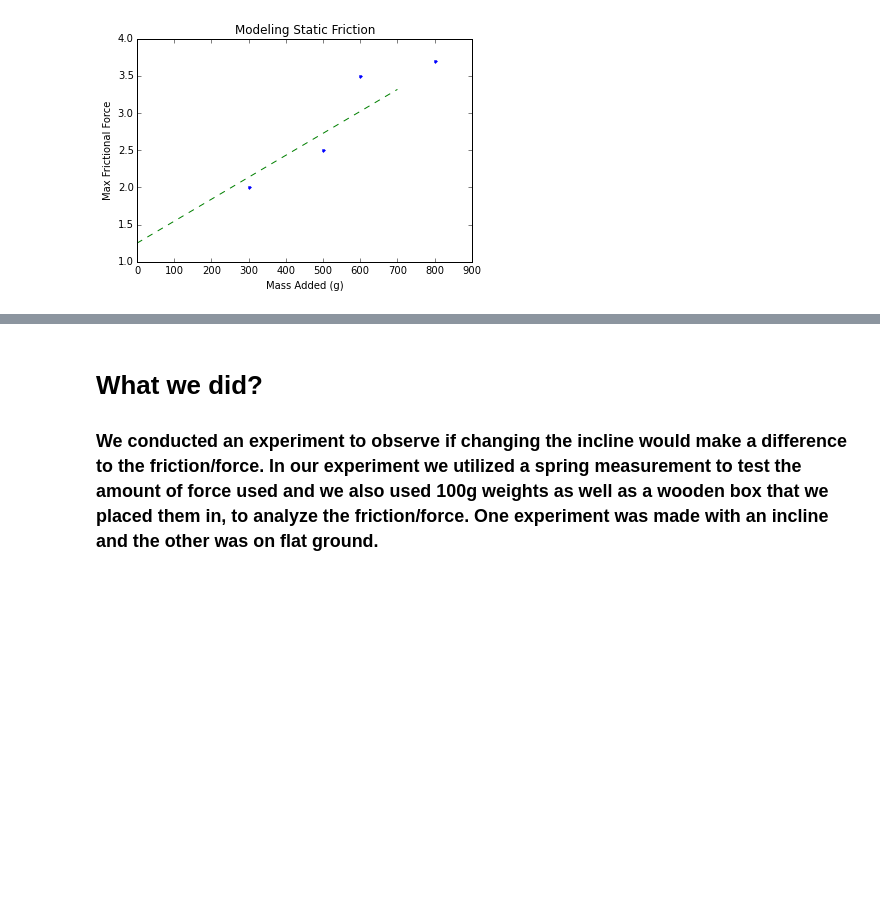
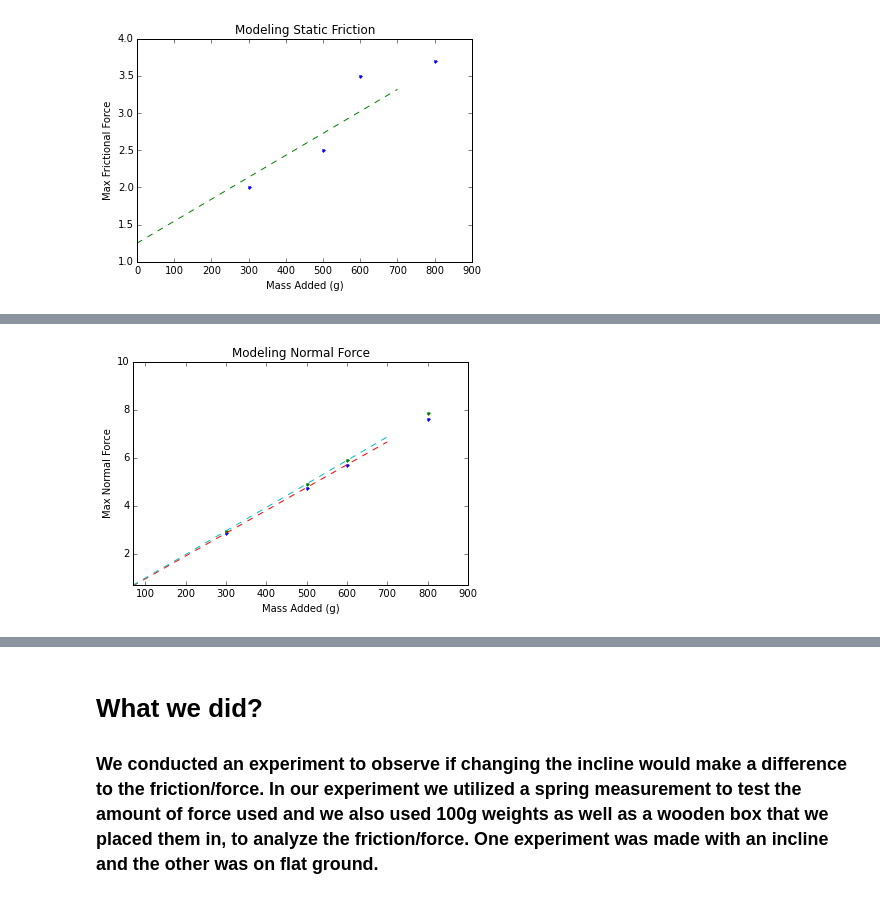
Before and after one commit to bavhorobaina/labs2, a Jupyter notebook: Modeling Static Friction.ipynb, the cells around one changed output, grey strips where cells are left out. Drawn from its saved outputs; the diff is of its cells as text; code cells hidden in the pictures; blank space fills up the shorter version.

```diff
--- a/Modeling Static Friction.ipynb
+++ b/Modeling Static Friction.ipynb
@@ -96,0 +126,29 @@ plt.show()
+# %%
+import matplotlib.pyplot as plt
+import numpy as np
+from scipy.optimize import curve_fit
+
+m = [300,500,600,800,1000]
+fni = [2.85,4.75,5.70,7.60,9.51]
+fnf = [2.94,4.9,5.88,7.84,9.8]
+
+mm= np.linspace(0,700,500)
+
+def linear(x, a, b):
+    return a*x + b
+
+a, b=curve_fit(linear, m, fni)[0]
+c, d=curve_fit(linear, m, fnf)[0]
+plt.xlim(70,900)
+plt.ylim(0.7,10)
+plt.title("Modeling Normal Force")
+plt.xlabel("Mass Added (g)")
+plt.ylabel("Max Normal Force")
+plt.plot(m, fni, '.')
+plt.plot(m, fnf, '.')
+plt.plot(mm, linear(mm, a, b), '--')
+plt.plot(mm, linear(mm, c, d), '--')
+
+plt.show()
+# %% [output]
+[figure, added]
```
Also changed, not shown: parts of 2 cells of this notebook.
